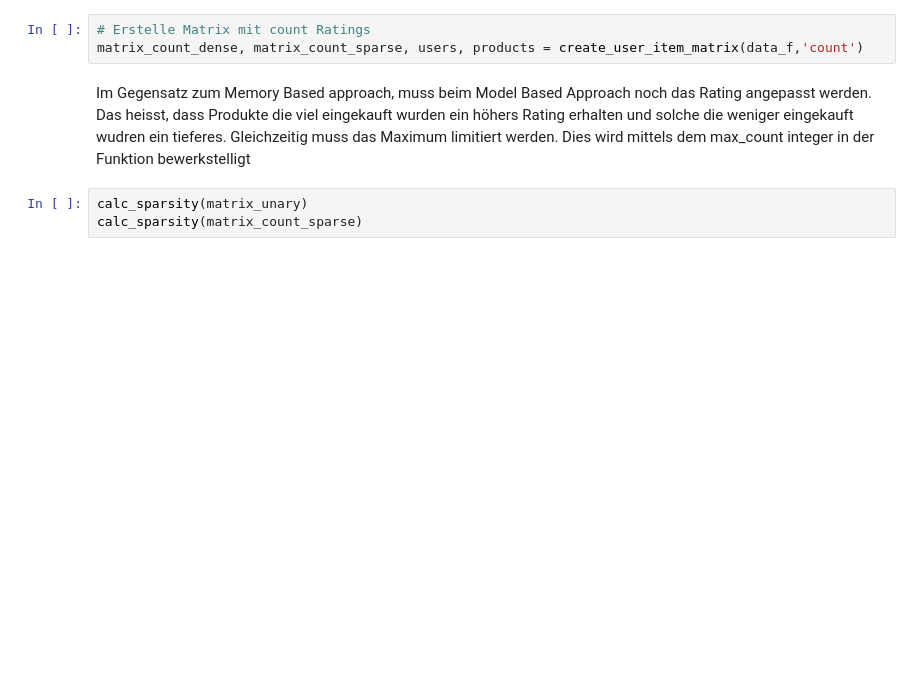
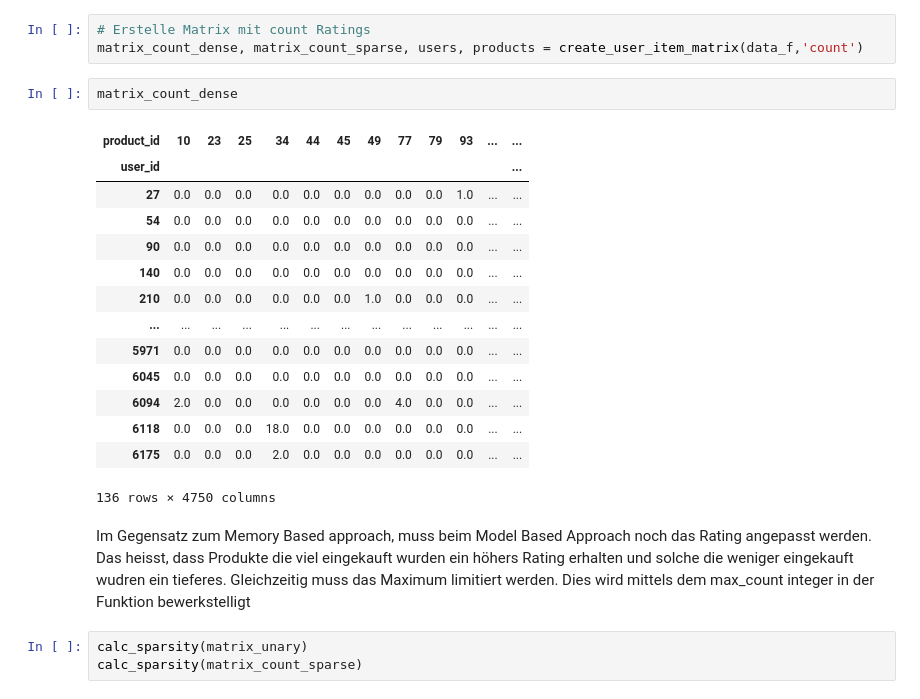
Before and after one commit to eugencuic/FHNW_FS20_Recommender-System-Retail, a Jupyter notebook: Recommender System.ipynb, the cells around one changed output. Cells and saved outputs as stored; diff of their text form; blank space fills up the shorter version.

```diff
--- a/Recommender System.ipynb
+++ b/Recommender System.ipynb
@@ -280,6 +280,23 @@ Wall time: 474 ms
 # %%
 # Erstelle Matrix mit count Ratings
 matrix_count_dense, matrix_count_sparse, users, products = create_user_item_matrix(data_f,'count')
+# %%
+matrix_count_dense
+# %% [output]
+| product_id | 10 | 23 | 25 | 34 | 44 | 45 | 49 | 77 | 79 | 93 | ... | ... |
+| user_id |  |  |  |  |  |  |  |  |  |  |  | ... |
+| 27 | 0.0 | 0.0 | 0.0 | 0.0 | 0.0 | 0.0 | 0.0 | 0.0 | 0.0 | 1.0 | ... | ... |
+| 54 | 0.0 | 0.0 | 0.0 | 0.0 | 0.0 | 0.0 | 0.0 | 0.0 | 0.0 | 0.0 | ... | ... |
+| 90 | 0.0 | 0.0 | 0.0 | 0.0 | 0.0 | 0.0 | 0.0 | 0.0 | 0.0 | 0.0 | ... | ... |
+| 140 | 0.0 | 0.0 | 0.0 | 0.0 | 0.0 | 0.0 | 0.0 | 0.0 | 0.0 | 0.0 | ... | ... |
+| 210 | 0.0 | 0.0 | 0.0 | 0.0 | 0.0 | 0.0 | 1.0 | 0.0 | 0.0 | 0.0 | ... | ... |
+| ... | ... | ... | ... | ... | ... | ... | ... | ... | ... | ... | ... | ... |
+| 5971 | 0.0 | 0.0 | 0.0 | 0.0 | 0.0 | 0.0 | 0.0 | 0.0 | 0.0 | 0.0 | ... | ... |
+| 6045 | 0.0 | 0.0 | 0.0 | 0.0 | 0.0 | 0.0 | 0.0 | 0.0 | 0.0 | 0.0 | ... | ... |
+| 6094 | 2.0 | 0.0 | 0.0 | 0.0 | 0.0 | 0.0 | 0.0 | 4.0 | 0.0 | 0.0 | ... | ... |
+| 6118 | 0.0 | 0.0 | 0.0 | 18.0 | 0.0 | 0.0 | 0.0 | 0.0 | 0.0 | 0.0 | ... | ... |
+| 6175 | 0.0 | 0.0 | 0.0 | 2.0 | 0.0 | 0.0 | 0.0 | 0.0 | 0.0 | 0.0 | ... | ... |
+136 rows × 4750 columns
 # %% [markdown]
 Im Gegensatz zum Memory Based approach, muss beim Model Based Approach noch das Rating angepasst werden. Das heisst, dass Produkte die viel eingekauft wurden ein höhers Rating erhalten und solche die weniger eingekauft wudren ein tieferes. Gleichzeitig muss das Maximum limitiert werden. Dies wird mittels dem max_count integer in der Funktion bewerkstelligt
 # %%
```
Also changed, not shown: parts of 32 cells of this notebook, 2 other files.
